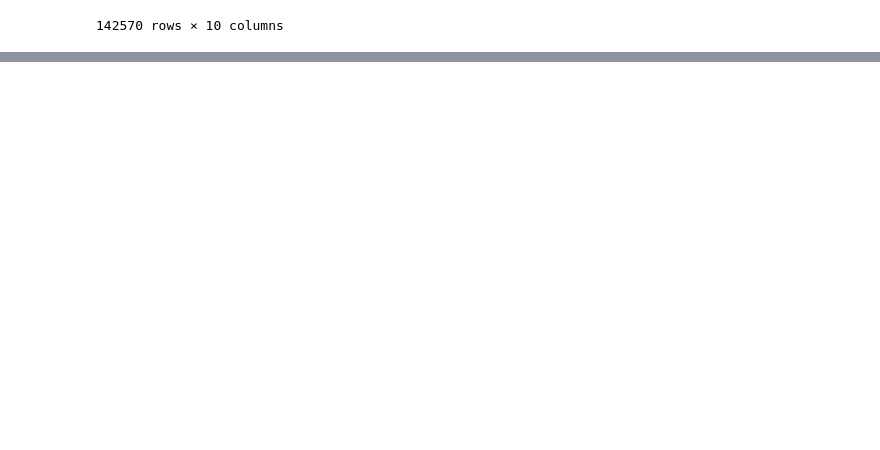
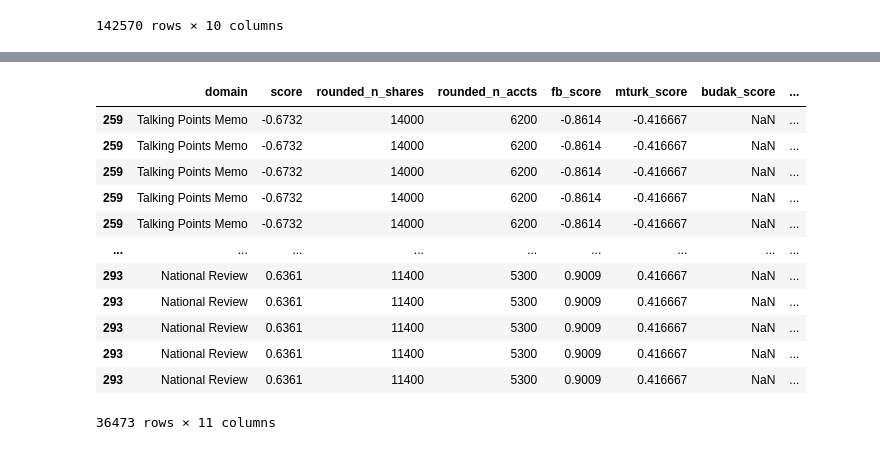
Before and after one commit to EliasLMann/pol-embed-bias, a Jupyter notebook: save_headline_data.ipynb, the cells around one changed output, grey strips where cells are left out. Drawn from its saved outputs; the diff is of its cells as text; code cells hidden in the pictures; blank space fills up the shorter version.

```diff
--- a/save_headline_data.ipynb
+++ b/save_headline_data.ipynb
@@ -25,7 +52,8 @@ arch
 142570 rows × 10 columns
 # %%
 #drop all columns except title and publiction
-arch = arch[['title', 'publication', 'content']]
+arch = arch[['title', 'publication']]
 
-#drop all rows except those with publication =  'Business Insider', 'Vox', 'Fox News'
-arch = arch[arch['publication'].isin(['Business Insider', 'Vox', 'Fox News'])]
+#drop all rows except those with publication =  'Business Insider', 'Reuters', 'Vox', 'Talking Points Memo', 'Fox News', 'National Review'
+arch = arch[arch['publication'].isin(['Business Insider', 'Reuters', 'Vox', 'Talking Points Memo', 'Fox News', 'National Review'])]
+arch[arch['publication'] == 'Reuters']
@@ -32,8 +74,8 @@ arch = arch[arch['publication'].isin(['Business Insider', 'Vox', 'Fox News'])]
 # %%
 #prinit number of instances for each publication
 #drop duplicates where title and score are the same
-#drop 593 random instances from Vox
 arch = arch.drop_duplicates(subset=['title', 'publication'])
 arch = arch.dropna()
+arch = arch.reset_index(drop=True)
 print(arch['publication'].value_counts())
 # %% [output]
@@ -43,0 +103,8 @@ Name: publication, dtype: int64
+# %%
+#Balancing the Dataset
+vox_indeces = arch[arch['publication'] == 'Vox'].sample(n=590).index
+nr_indeces = arch[arch['publication'] == 'National Review'].sample(n=1020).index
+drop_indeces = vox_indeces.append(nr_indeces)
+arch = arch.drop(drop_indeces)
+arch = arch.reset_index(drop=True)
+print(arch['publication'].value_counts())
@@ -43,0 +119,6 @@ Name: publication, dtype: int64
+# %%
+#drop all rows except domain = businessinsider.com, foxnews.com, talkingpointsmemo.com, nationalreview.com, reuters.com, vox.com
+bias_scores = bias_scores[bias_scores['domain'].isin(['businessinsider.com', 'foxnews.com', 'talkingpointsmemo.com', 'nationalreview.com', 'reuters.com', 'vox.com'])]
+#convert urls to names in scores
+bias_scores['domain'] = bias_scores['domain'].replace({'businessinsider.com': 'Business Insider', 'foxnews.com': 'Fox News', 'vox.com': 'Vox', 'talkingpointsmemo.com': 'Talking Points Memo', 'nationalreview.com': 'National Review', 'reuters.com': 'Reuters'})
+bias_scores
@@ -43,0 +138,18 @@ Name: publication, dtype: int64
+# %%
+#join scores and headlines where domain = publication
+labeled_headlines = bias_scores.join(arch.set_index('publication'), on='domain')
+labeled_headlines
+# %% [output]
+|  | domain | score | rounded_n_shares | rounded_n_accts | fb_score | mturk_score | budak_score | ... |
+| 259 | Talking Points Memo | -0.6732 | 14000 | 6200 | -0.8614 | -0.416667 | NaN | ... |
+| 259 | Talking Points Memo | -0.6732 | 14000 | 6200 | -0.8614 | -0.416667 | NaN | ... |
+| 259 | Talking Points Memo | -0.6732 | 14000 | 6200 | -0.8614 | -0.416667 | NaN | ... |
+| 259 | Talking Points Memo | -0.6732 | 14000 | 6200 | -0.8614 | -0.416667 | NaN | ... |
+| 259 | Talking Points Memo | -0.6732 | 14000 | 6200 | -0.8614 | -0.416667 | NaN | ... |
+| ... | ... | ... | ... | ... | ... | ... | ... | ... |
+| 293 | National Review | 0.6361 | 11400 | 5300 | 0.9009 | 0.416667 | NaN | ... |
+| 293 | National Review | 0.6361 | 11400 | 5300 | 0.9009 | 0.416667 | NaN | ... |
+| 293 | National Review | 0.6361 | 11400 | 5300 | 0.9009 | 0.416667 | NaN | ... |
+| 293 | National Review | 0.6361 | 11400 | 5300 | 0.9009 | 0.416667 | NaN | ... |
+| 293 | National Review | 0.6361 | 11400 | 5300 | 0.9009 | 0.416667 | NaN | ... |
+36473 rows × 11 columns
```
Also changed, not shown: parts of 23 cells of this notebook, 8 other files.
